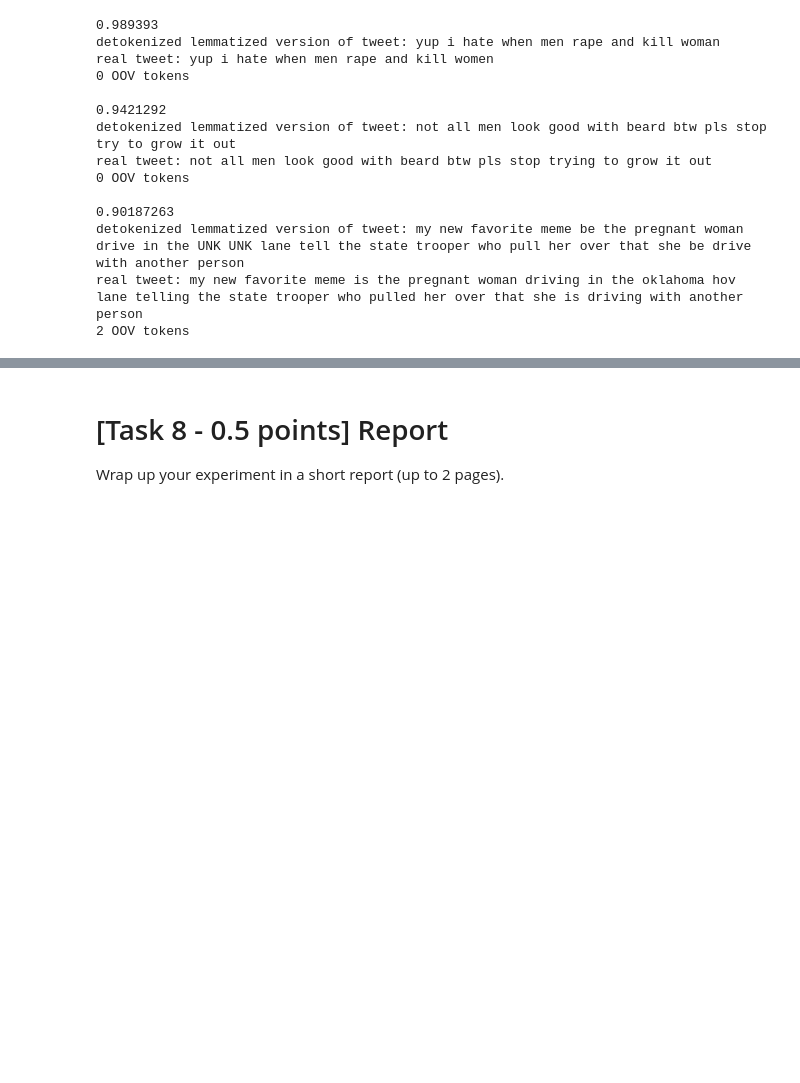
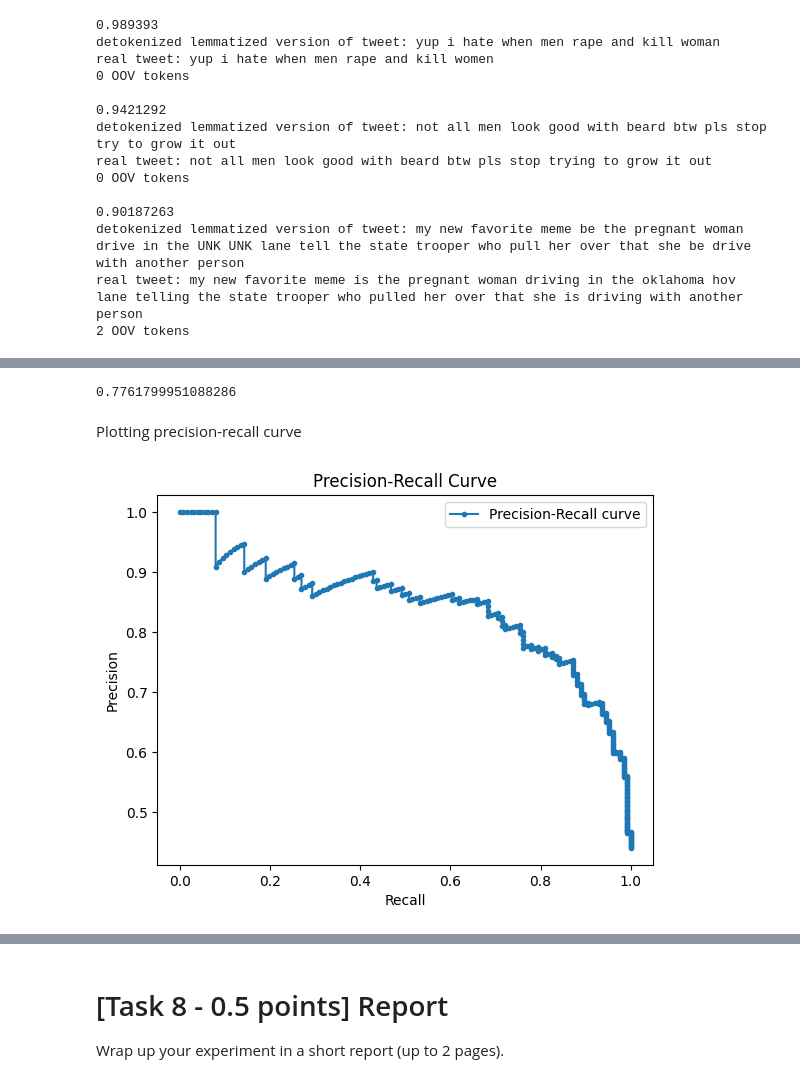
Before and after one commit to point516/nlp_grind, a Jupyter notebook: sx_classification.ipynb, the cells around one changed output, grey strips where cells are left out. Cells and saved outputs as stored; diff of their text form; code cells hidden in the pictures; blank space fills up the shorter version.

```diff
--- a/sx_classification.ipynb
+++ b/sx_classification.ipynb
@@ -779,0 +737,5 @@ F1-Macro Score: 0.8842
+# %%
+tweets = test['lemmatized'].values.tolist()
+
+predictions, probabilities = predict_sexism(tweets, tokenizer, model, device)
+print(f1_score(test['hard_label_task1'].values.tolist(), predictions, average='macro'))
@@ -1040,0 +974,18 @@ so, I can analyze some mistakes, some biggest mistakes, analyze if they contain
+# %%
+#load the model
+model_directory = "/content/drive/MyDrive/assignment-2425/transformer/results/checkpoint-359"
+
+tokenizer = AutoTokenizer.from_pretrained(model_directory)
+model = AutoModelForSequenceClassification.from_pretrained(model_directory, num_labels=2)
+
+device = torch.device("cuda") if torch.cuda.is_available() else torch.device("cpu")
+model.to(device)
+print()
+# %%
+train_texts = training['lemmatized'].tolist()
+val_texts = validation['lemmatized'].tolist()
+test_texts = test['lemmatized'].tolist()
+
+train_labels = training['hard_label_task1'].tolist()
+val_labels = validation['hard_label_task1'].tolist()
+test_labels = test['hard_label_task1'].tolist()
@@ -1040,0 +1054,25 @@ so, I can analyze some mistakes, some biggest mistakes, analyze if they contain
+# %%
+# getting the predictions
+tweets = test['lemmatized'].values.tolist()
+
+predictions, probabilities = predict_sexism(tweets, tokenizer, model, device)
+# %%
+print(f1_score(test_labels, predictions, average='macro'))
+# %% [output]
+0.7761799951088286
+# %% [markdown]
+Plotting precision-recall curve
+# %%
+# Calculate precision, recall, thresholds
+precision, recall, thresholds = precision_recall_curve(test_labels, probabilities)
+
+# Plot the Precision-Recall curve
+plt.figure()
+plt.plot(recall, precision, marker='.', label='Precision-Recall curve')
+plt.xlabel('Recall')
+plt.ylabel('Precision')
+plt.title('Precision-Recall Curve')
+plt.legend()
+plt.show()
+# %% [output]
+[figure, added]
```
Also changed, not shown: parts of 76 cells of this notebook.
